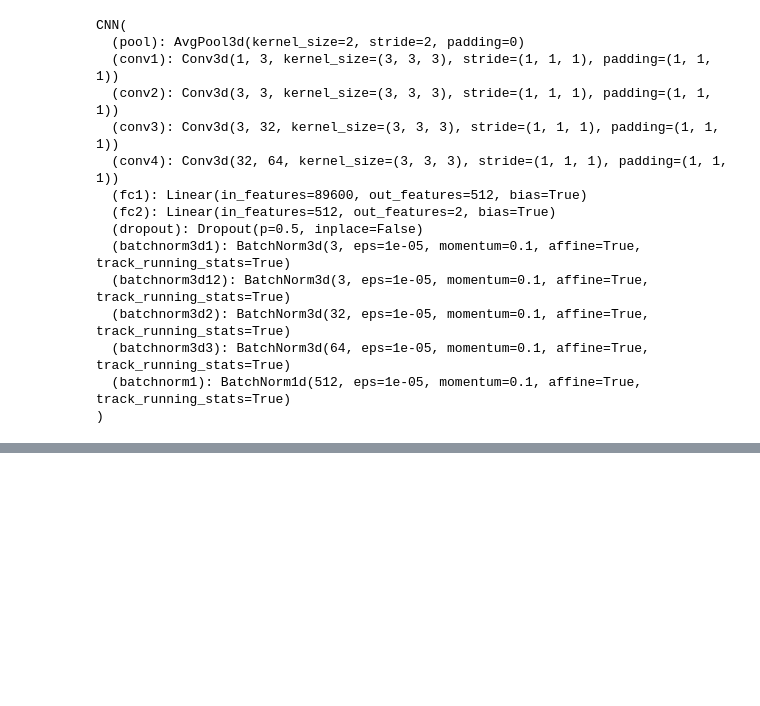
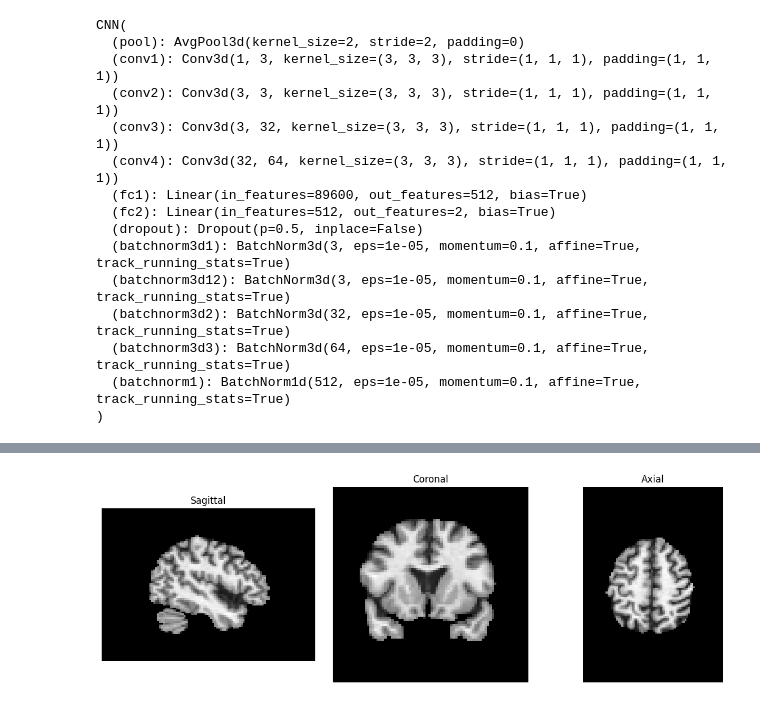
Before and after one commit to Balt0529/medical-onboarding, a Jupyter notebook: cnn.ipynb, the cells around one changed output, grey strips where cells are left out. Drawn from its saved outputs; the diff is of its cells as text; code cells hidden in the pictures; blank space fills up the shorter version.

```diff
--- a/cnn.ipynb
+++ b/cnn.ipynb
@@ -356 +356,31 @@ EPOCH 100  || train loss : 0.0192, test loss : 0.9586 || train acc : 0.9892 test
 RuntimeError: Parent directory ./log/output_cnn does not exist.
+# %%
+import matplotlib.pyplot as plt
+
+# voxelデータ取得（最初のサンプル）
+voxel = dataset[0]["voxel"]
+
+# 各断面のスライス
+sagittal   = voxel[18, :, :].T      # 矢状面
+coronal = voxel[:, 70, :].T      # 冠状断
+axial = voxel[:, :, 60].T      # 横断面
+
+# 図を作成して横並びに表示
+fig, axes = plt.subplots(1, 3, figsize=(12, 4))
+
+axes[0].imshow(sagittal, origin="lower", cmap="gray")
+axes[0].set_title("Sagittal")
+axes[0].axis("off")
+
+axes[1].imshow(coronal, origin="lower", cmap="gray")
+axes[1].set_title("Coronal")
+axes[1].axis("off")
+
+axes[2].imshow(axial, origin="lower", cmap="gray")
+axes[2].set_title("Axial")
+axes[2].axis("off")
+
+plt.tight_layout()
+plt.show()
+# %% [output]
+[figure, added]
```
Also changed, not shown: parts of 2 cells of this notebook.
